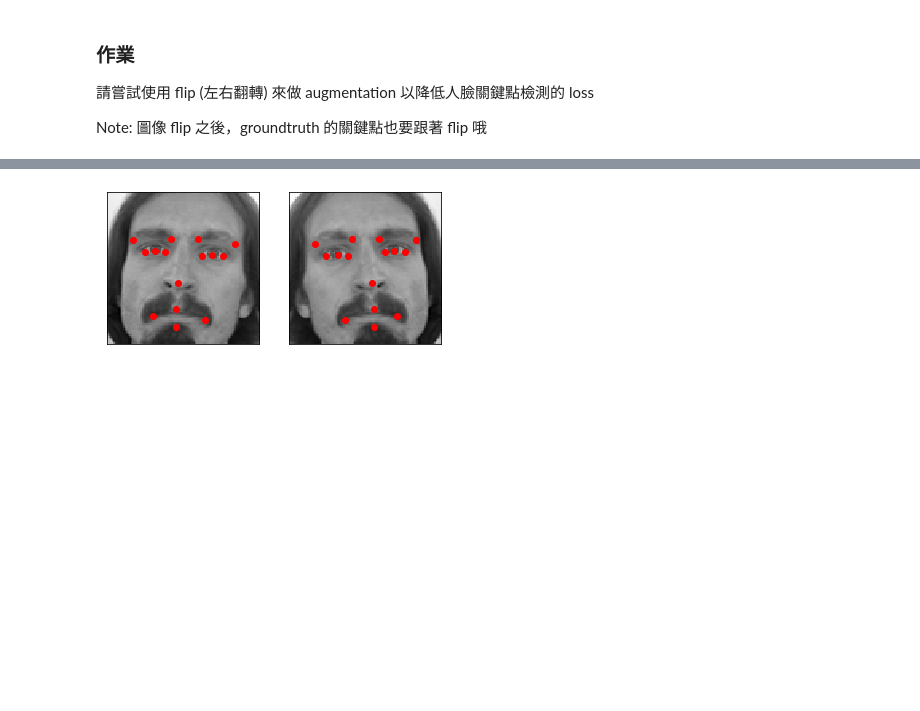
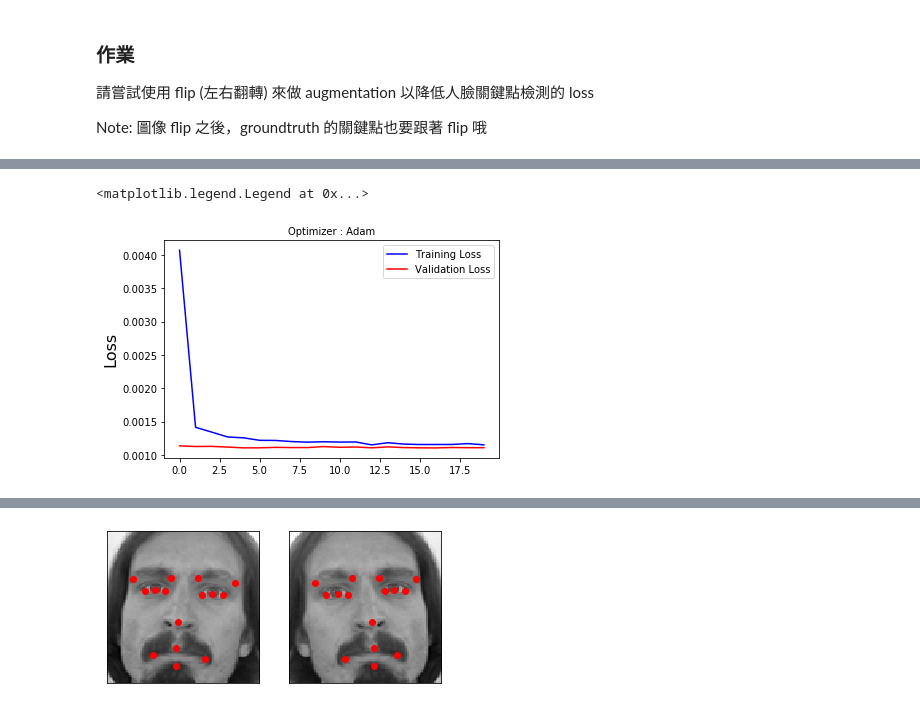
Before and after one commit to Jun-ShanLai/1st-DL-CVMarathon, a Jupyter notebook: Day44_train_facial_keypoint_HW.ipynb, the cells around one changed output, grey strips where cells are left out. Saved outputs shown, nothing was run; the diff lists cells and outputs as text; code cells hidden in the pictures; blank space fills up the shorter version.

```diff
--- a/Day44_train_facial_keypoint_HW.ipynb
+++ b/Day44_train_facial_keypoint_HW.ipynb
@@ -213,0 +258,10 @@ model_with_augment.compile(loss='mean_squared_error', optimizer='adam')
+# %%
+# loss 值的圖
+plt.title('Optimizer : Adam', fontsize=10)
+plt.ylabel('Loss', fontsize=16)
+plt.plot(hist_model_aug.history['loss'], color='b', label='Training Loss')
+plt.plot(hist_model_aug.history['val_loss'], color='r', label='Validation Loss')
+plt.legend(loc='upper right')
+# %% [output]
+<matplotlib.legend.Legend at 0x...>
+[figure, added]
```
Also changed, not shown: parts of 13 cells of this notebook.
